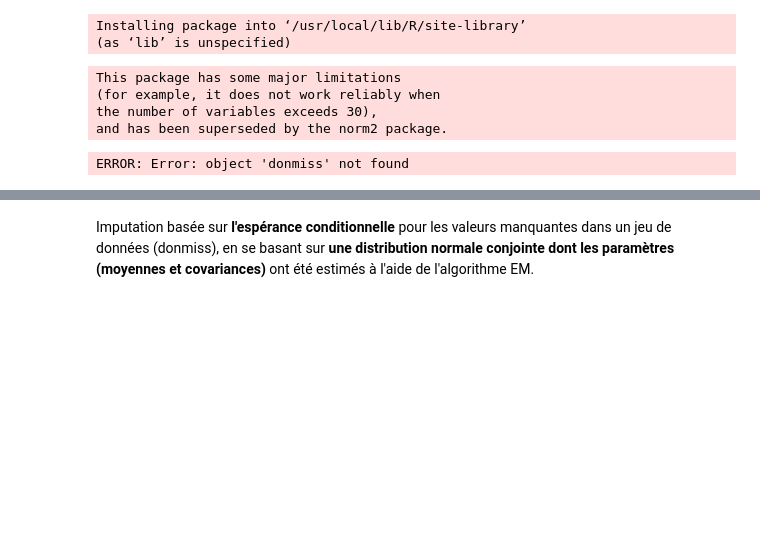
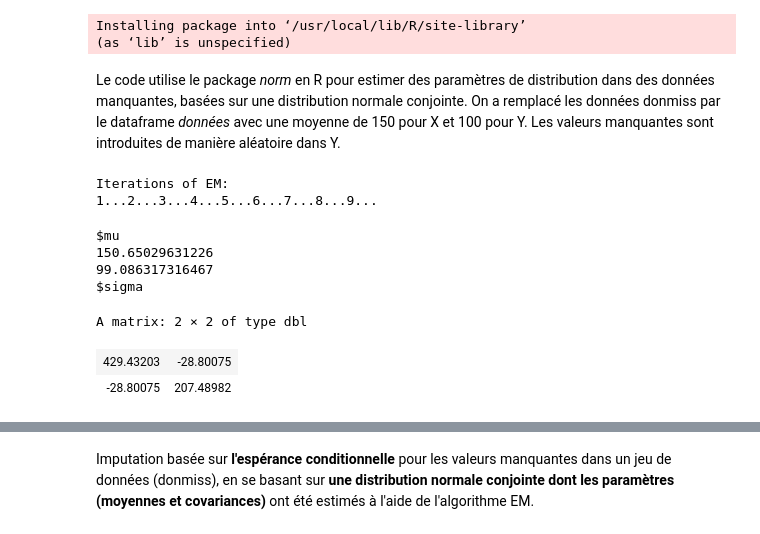
Before and after one commit to KOMBOU12/Marius, a Jupyter notebook: Introduction_par_Julie_Josse.ipynb, the cells around one changed output, grey strips where cells are left out. Cells and saved outputs as stored; diff of their text form; code cells hidden in the pictures; blank space fills up the shorter version.

```diff
--- a/Introduction_par_Julie_Josse.ipynb
+++ b/Introduction_par_Julie_Josse.ipynb
@@ -673,15 +673,37 @@ install.packages('norm')
 # %% [output]
 Installing package into ‘/usr/local/lib/R/site-library’
 (as ‘lib’ is unspecified)
-# %%
-# Imputation de données manquantes en se basant sur une distribution normale conjointe.
-library(norm)
-pre <- prelim.norm(as.matrix(donmiss))
-thetahat <- em.norm(pre)
-getparam.norm(pre,thetahat)
-# %% [output]
-This package has some major limitations
-(for example, it does not work reliably when
-the number of variables exceeds 30),
-and has been superseded by the norm2 package.
-ERROR: Error: object 'donmiss' not found
+# %% [markdown]
+Le code utilise le package *norm* en R pour estimer des paramètres de distribution dans des données manquantes, basées sur une distribution normale conjointe. On a remplacé les données donmiss par le dataframe *données* avec une moyenne de 150 pour X et 100 pour Y. Les valeurs manquantes sont introduites de manière aléatoire dans Y.
+# %%
+# Chargement de la bibliothèque norm
+library(norm)
+
+# Création d'un nouveau jeu de données avec valeurs manquantes
+set.seed(42)  # Pour la reproductibilité
+donnees <- data.frame(
+  X = rnorm(100, mean = 150, sd = 20),
+  Y = rnorm(100, mean = 100, sd = 15)
+)
+
+# Introduire des valeurs manquantes dans la colonne Y
+indice_manquant <- sample(1:100, 30)  # 30% de valeurs manquantes
+donnees$Y[indice_manquant] <- NA
+
+# Préparation pour l'imputation avec EM
+pre <- prelim.norm(as.matrix(donnees))
+thetahat <- em.norm(pre)
+
+# Extraction des paramètres estimés
+resultat <- getparam.norm(pre, thetahat)
+resultat
+# %% [output]
+Iterations of EM:
+1...2...3...4...5...6...7...8...9...
+$mu
+150.65029631226
+99.086317316467
+$sigma
+A matrix: 2 × 2 of type dbl
+| 429.43203 | -28.80075 |
+| -28.80075 | 207.48982 |
```
Also changed, not shown: parts of 3 cells of this notebook.
